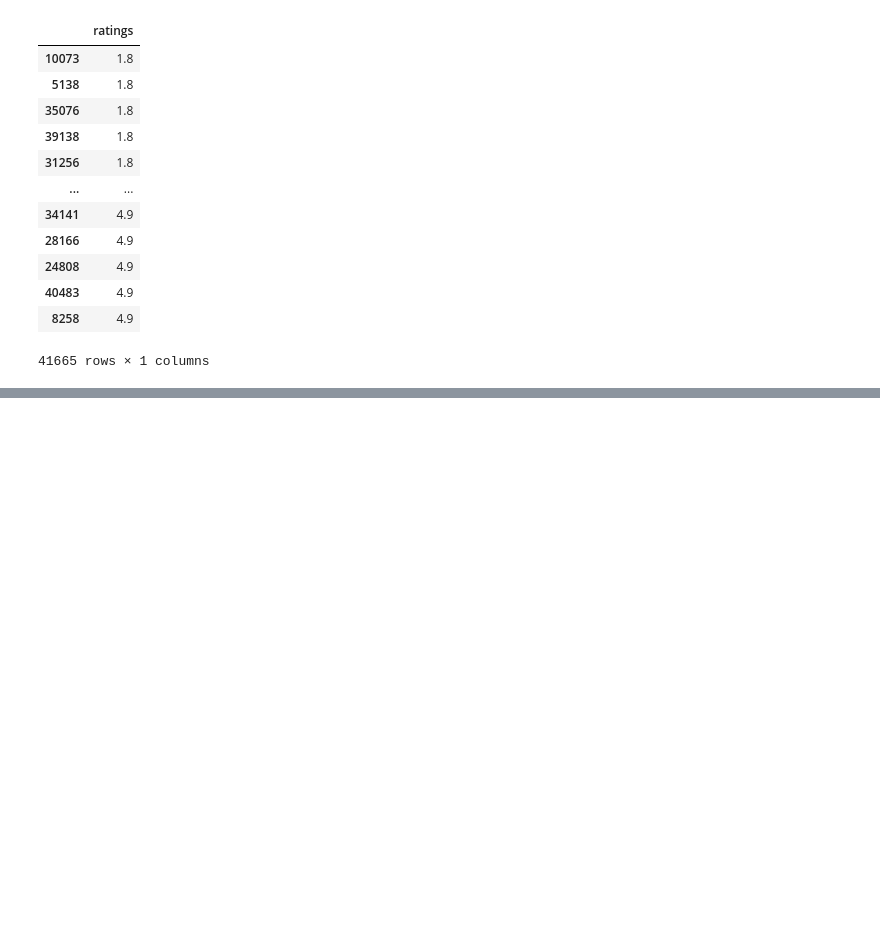
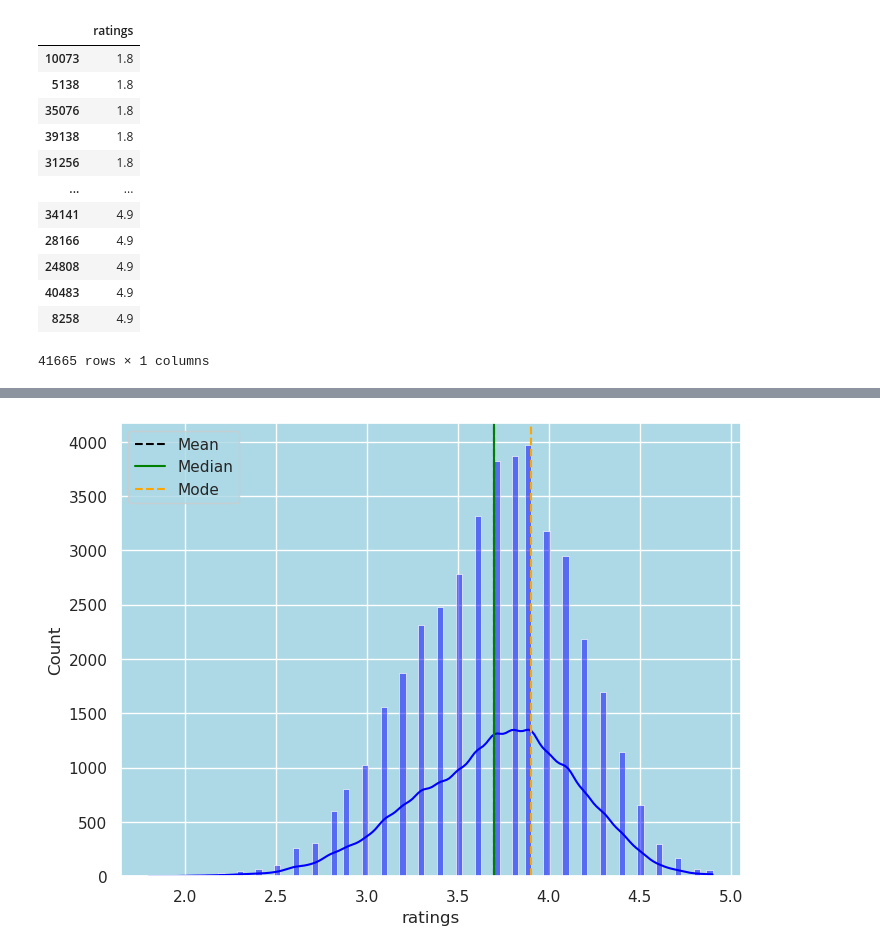
Before and after one commit to harshlohani/zomato-analysis, a Jupyter notebook: zomato_bengaluru.ipynb, the cells around one changed output, grey strips where cells are left out. Cells and saved outputs as stored; diff of their text form; code cells hidden in the pictures; blank space fills up the shorter version.

Commit message:
beautifying the histogram and adding labels along with minor changes and comments

```diff
--- a/zomato_bengaluru.ipynb
+++ b/zomato_bengaluru.ipynb
@@ -156,0 +176,2 @@ pandas.core.frame.DataFrame
+# %%
+rate_df=rate_df.squeeze()
@@ -157,2 +182,2 @@ pandas.core.frame.DataFrame
 # %%
-rate_df=rate_df.str.strip()
+rate_df=rate_df['ratings'].str.strip()
@@ -167,9 +212,21 @@ for ratings in rate_df:
+# %%
+rate_df["ratings"] = pd.to_numeric(rate_df["ratings"], downcast="float")
+# %%
+mean=rate_df['ratings'].mean()     # Mean ---> 3.700500249862671
+median=rate_df['ratings'].median()   # Median ---> 3.700000047683716
+mode=rate_df['ratings'].mode().values[0]    # Mode ---> 3.9
 # %%
 # plotting Histogram for restaurant ratings along with Kernel density estimation
 from matplotlib.pyplot import figure
-sns.set(style="darkgrid")
-plt.figure(figsize=(7,7), dpi=85)
-g1=sns.displot(data=rate_df, x="ratings", stat='frequency',kde="True",color="blue")
-g1.set(xticklabels=[])
-#plt.axvline(x=rate_df.ratings.mean(),color='red',ls='--')
-#g1.tick_params(bottom=False)
+sns.set(rc={'axes.facecolor':'lightblue', 'figure.facecolor':'white'})
+plt.figure(figsize=(8,6), dpi=100)
+
+g1=sns.histplot(data=rate_df, x="ratings", stat='count',kde="True",color="blue")
+g1.axvline(mean, color='black',ls='--',label="Mean")
+g1.axvline(median, color='green',ls='-',label="Median")
+g1.axvline(mode, color='orange',ls='--',label="Mode")
+g1.legend(loc='upper left')
+
+plt.show()
+# %% [output]
+[figure, added]
```
Also changed, not shown: parts of 8 cells of this notebook.
